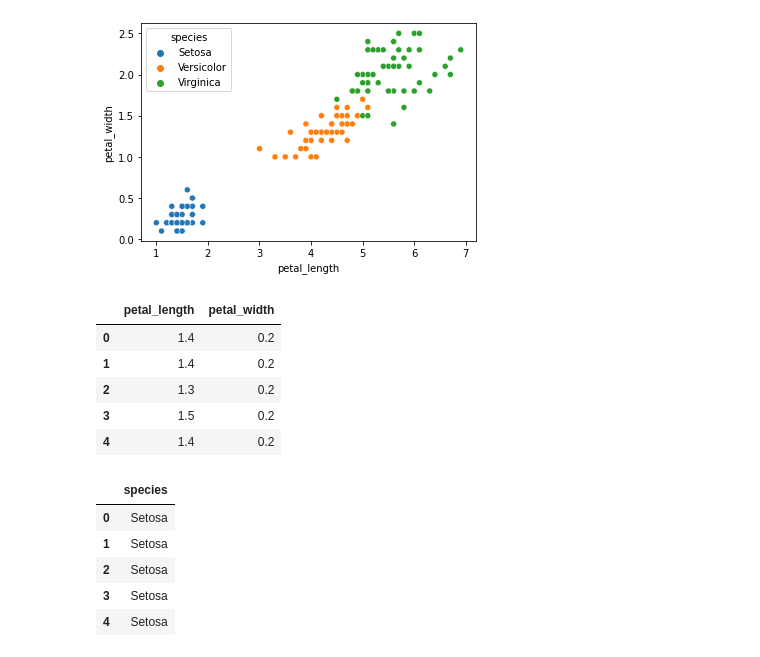
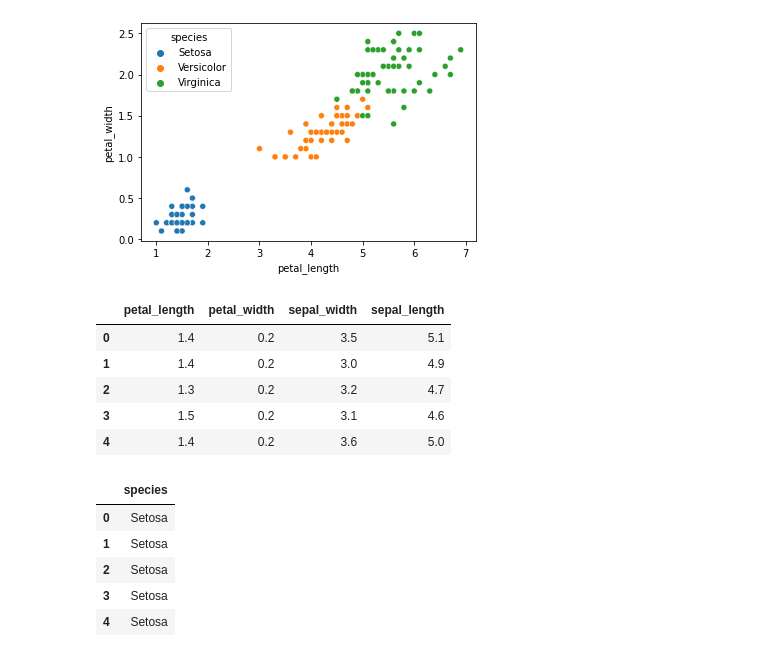
Before and after one commit to kavynabel/iliwycmbd_streamlit, a Jupyter notebook: iris_ml_example.ipynb, the cells around one changed output. Cells and saved outputs as stored; diff of their text form; code cells hidden in the pictures.

```diff
--- a/iris_ml_example.ipynb
+++ b/iris_ml_example.ipynb
@@ -40,19 +33,15 @@ plot_1
 # %%
 #Part C: Prepare the Data for Machine Learning
 
-#removed two of the data sets to get a better result.
-X = data[['petal_length', 'petal_width']]
+X = data[['petal_length', 'petal_width', 'sepal_width', 'sepal_length']]
 X.head(5)
-
-#removed these two data sets to get a better result.
-#'sepal_length', 'sepal_width',
 # %% [output]
-|  | petal_length | petal_width |
-| 0 | 1.4 | 0.2 |
-| 1 | 1.4 | 0.2 |
-| 2 | 1.3 | 0.2 |
-| 3 | 1.5 | 0.2 |
-| 4 | 1.4 | 0.2 |
+|  | petal_length | petal_width | sepal_width | sepal_length |
+| 0 | 1.4 | 0.2 | 3.5 | 5.1 |
+| 1 | 1.4 | 0.2 | 3.0 | 4.9 |
+| 2 | 1.3 | 0.2 | 3.2 | 4.7 |
+| 3 | 1.5 | 0.2 | 3.1 | 4.6 |
+| 4 | 1.4 | 0.2 | 3.6 | 5.0 |
 # %%
 # create y value
 y = data[['species']]
```
Also changed, not shown: parts of 3 cells of this notebook, 1 other file.
